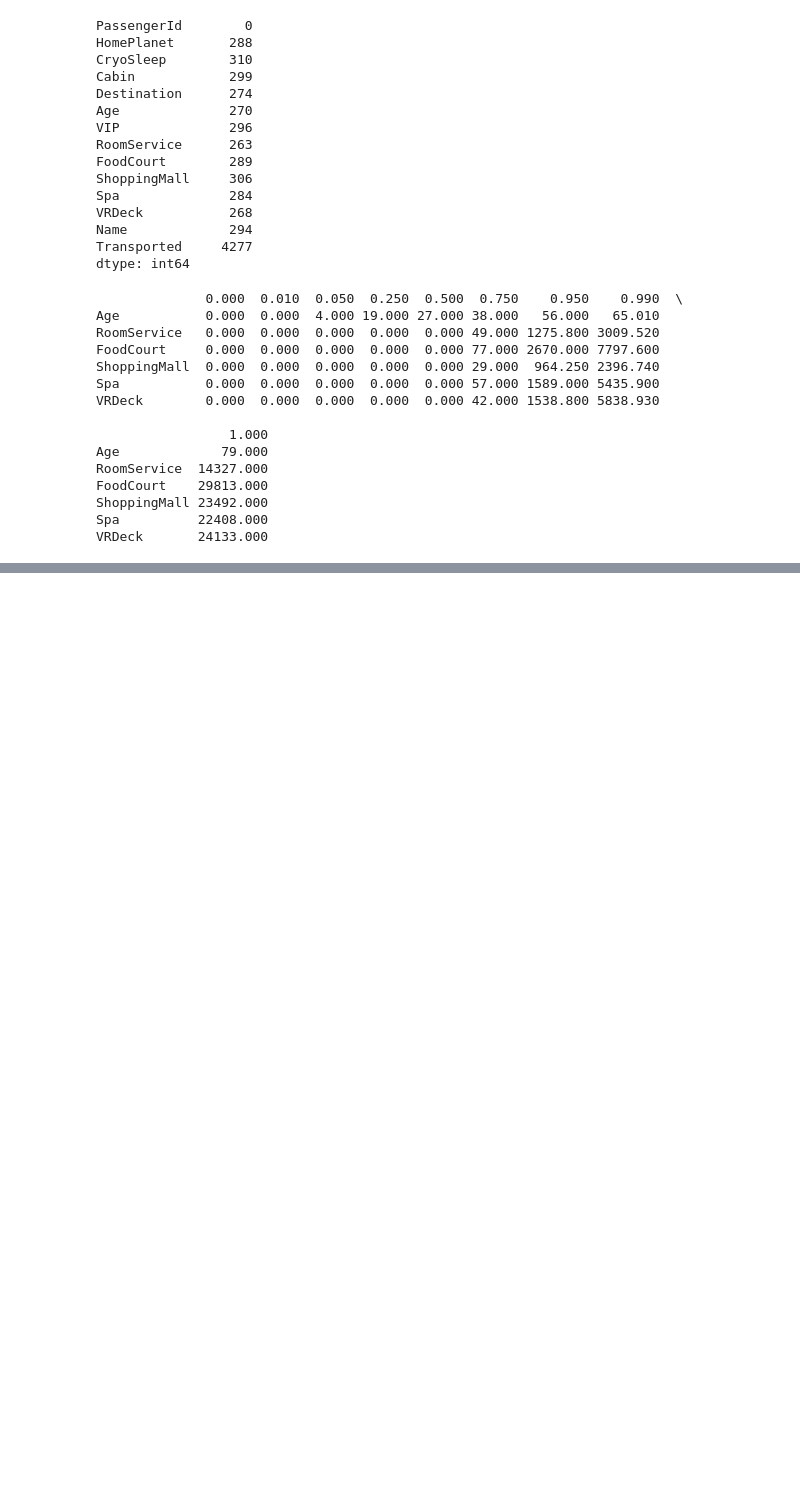
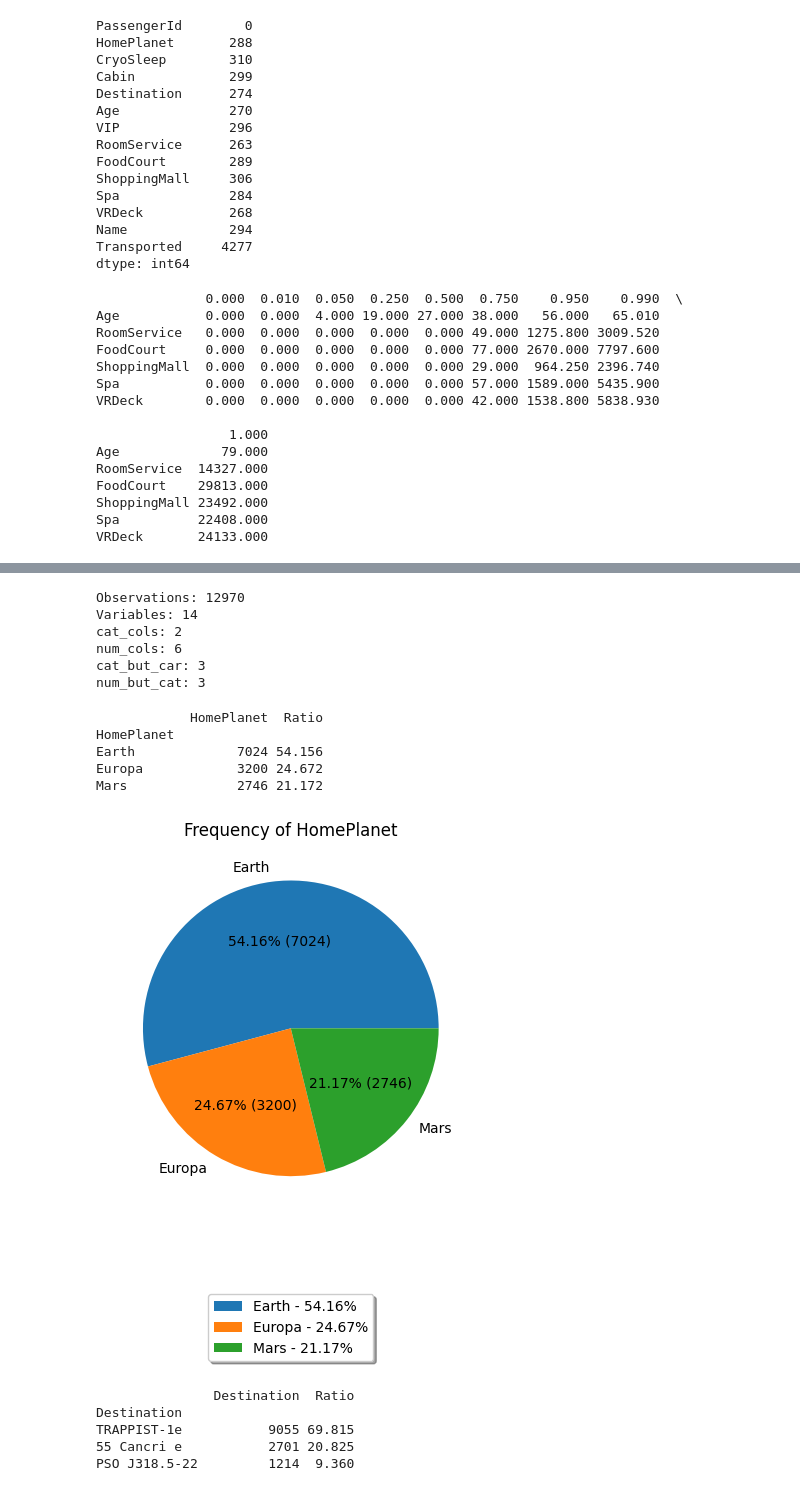
Before and after one commit to Uuranyum/Data_Science_Projects, a Jupyter notebook: spaceship-titanic.ipynb, the cells around one changed output, grey strips where cells are left out. Drawn from its saved outputs; the diff is of its cells as text; code cells hidden in the pictures; blank space fills up the shorter version.

```diff
--- a/spaceship-titanic.ipynb
+++ b/spaceship-titanic.ipynb
@@ -166,3 +169,5 @@ Spa          22408.000
 VRDeck       24133.000
 # %%
 dff = df.copy()
+# %%
+dff.fillna(method='ffill', inplace=True)
@@ -168,0 +192,59 @@ dff = df.copy()
+# %%
+def grab_col_names(dataframe, cat_th=10, car_th=20):
+    cat_cols = [col for col in dataframe.columns if dataframe[col].dtype == 'object']
+
+    num_cols = [col for col in dataframe.columns if dataframe[col].dtype != 'object']
+
+    cat_but_car = [col for col in cat_cols if dataframe[col].nunique() > car_th]
+
+    cat_cols = [col for col in cat_cols if col not in cat_but_car]
+
+    num_but_cat = [col for col in num_cols if dataframe[col].nunique() < cat_th]
+
+    num_cols = [col for col in num_cols if col not in num_but_cat]
+
+    print(f'Observations: {dataframe.shape[0]}')
+    print(f'Variables: {dataframe.shape[1]}')
+    print(f'cat_cols: {len(cat_cols)}')
+    print(f'num_cols: {len(num_cols)}')
+    print(f'cat_but_car: {len(cat_but_car)}')
+    print(f'num_but_cat: {len(num_but_cat)}')
+
+    return cat_cols, cat_but_car, num_cols
+# %%
+cat_cols,cat_but_car,num_cols = grab_col_names(dff)
+# %% [output]
+Observations: 12970
+Variables: 14
+cat_cols: 2
+num_cols: 6
+cat_but_car: 3
+num_but_cat: 3
+# %%
+def cat_summary(dataframe, col_name, plot=False):
+    summary_df = pd.DataFrame({col_name: dataframe[col_name].value_counts(),
+                               "Ratio": 100 * dataframe[col_name].value_counts() / len(dataframe)})
+    print(summary_df)
+
+    if plot:
+        values = dataframe[col_name].value_counts()
+        plt.pie(x=values, labels=values.index, autopct=lambda p: '{:.2f}% ({:.0f})'.format(p, p/100 * sum(values)))
+        plt.title("Frequency of " + col_name)
+        plt.legend(labels=['{} - {:.2f}%'.format(index, value/sum(values)*100) for index, value in zip(values.index, values)],
+                   loc='upper center', bbox_to_anchor=(0.5, -0.2), fancybox=True, shadow=True, ncol=1)
+        plt.show(block=True)
+# %%
+for col in cat_cols:
+    cat_summary(dff, col, True)
+# %% [output]
+            HomePlanet  Ratio
+HomePlanet
+Earth             7024 54.156
+Europa            3200 24.672
+Mars              2746 21.172
+[figure, added]
+               Destination  Ratio
+Destination
+TRAPPIST-1e           9055 69.815
+55 Cancri e           2701 20.825
+PSO J318.5-22         1214  9.360
```
Also changed, not shown: parts of 13 cells of this notebook.
